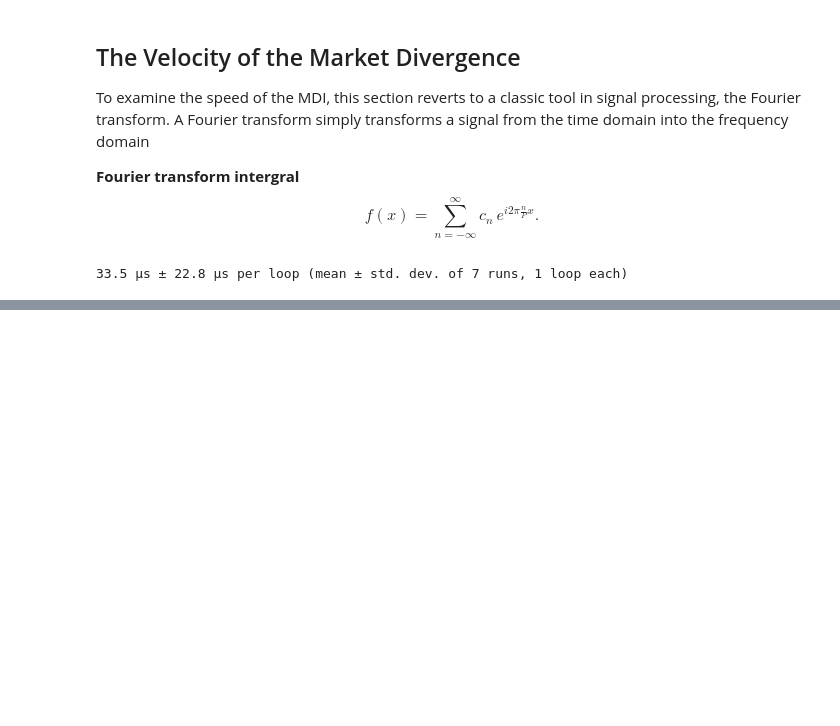
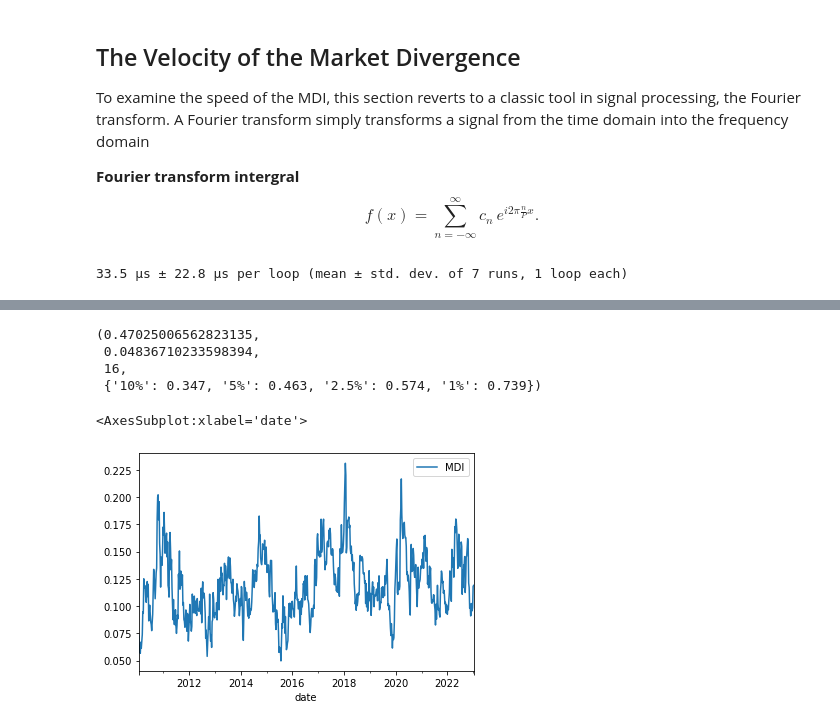
Before and after one commit to dudals3844/Trend-Following-WIth-Managed-Futures, a Jupyter notebook: 05_Chapter/Divergence and the Tradability of Trend.ipynb, the cells around one changed output, grey strips where cells are left out. Drawn from its saved outputs; the diff is of its cells as text; code cells hidden in the pictures; blank space fills up the shorter version.

```diff
--- a/05_Chapter/Divergence and the Tradability of Trend.ipynb
+++ b/05_Chapter/Divergence and the Tradability of Trend.ipynb
@@ -226,0 +278,14 @@ a, b = power_weighted_average_period(_mdi["MDI"])
+# %%
+weekly_mdi = mdi.resample("W-MON").last()
+# %%
+kpss(weekly_mdi["MDI"])
+# %% [output]
+(0.47025006562823135,
+ 0.04836710233598394,
+ 16,
+ {'10%': 0.347, '5%': 0.463, '2.5%': 0.574, '1%': 0.739})
+# %%
+weekly_mdi.plot()
+# %% [output]
+<AxesSubplot:xlabel='date'>
+[figure, added]
```
Also changed, not shown: parts of 14 cells of this notebook.
